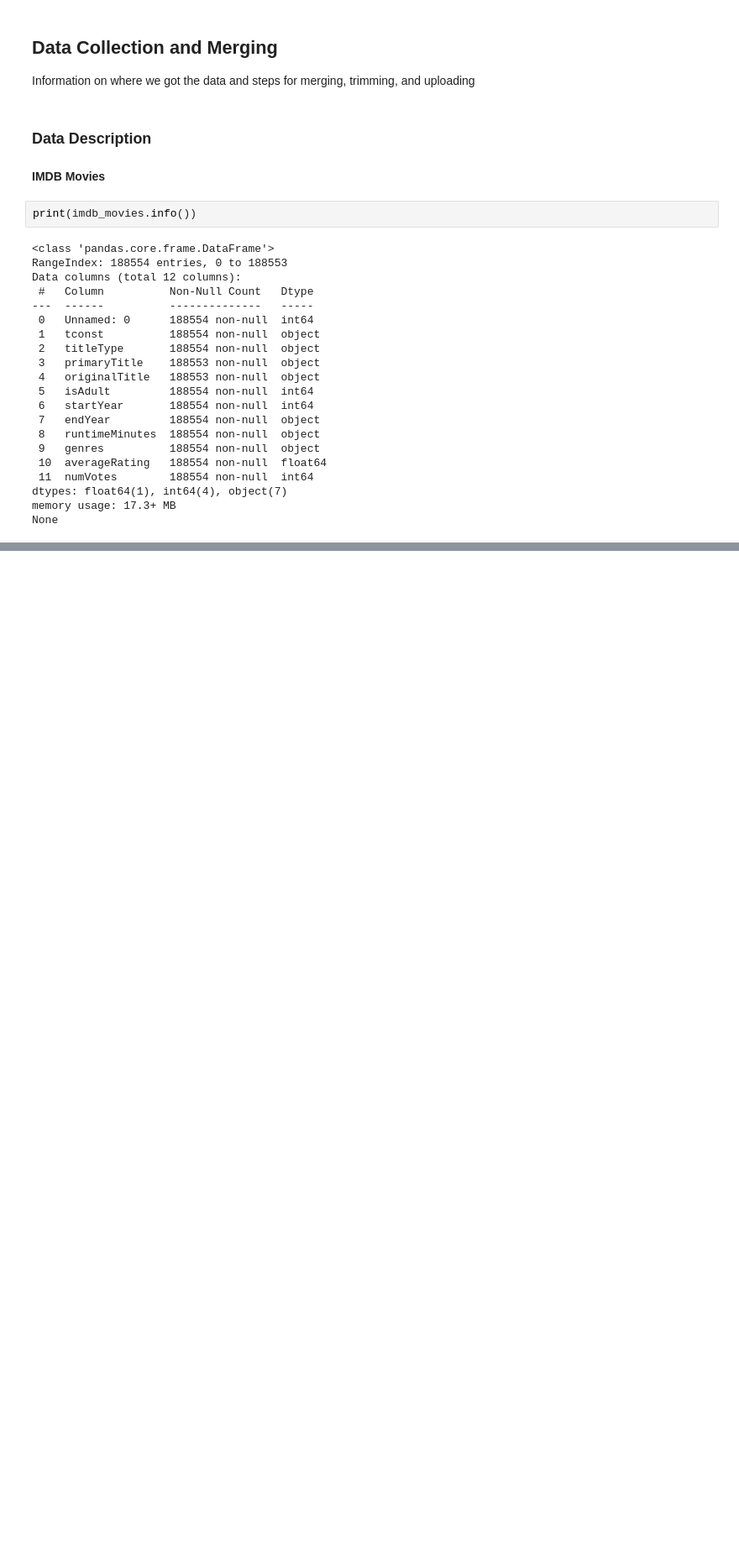
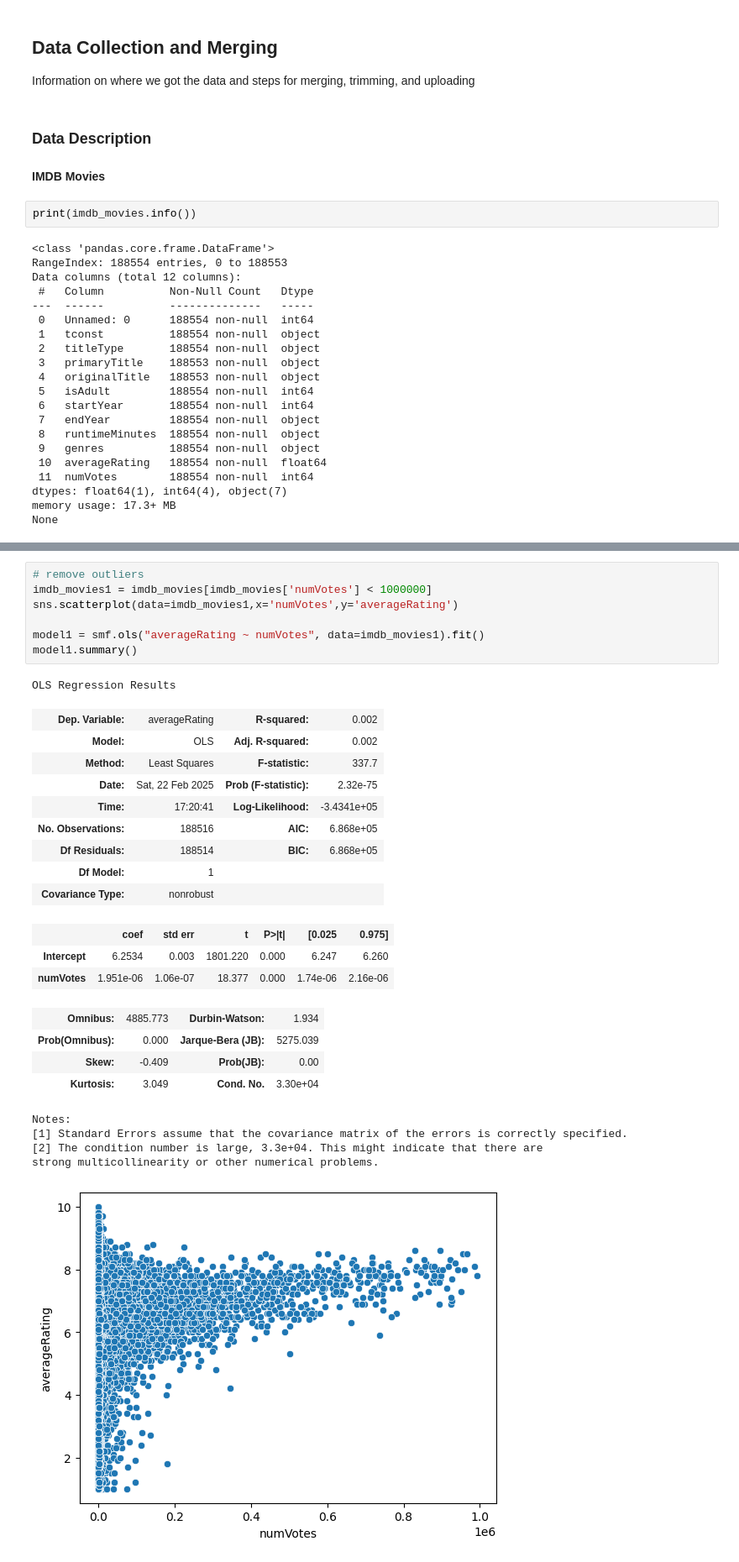
Before and after one commit to lundnm/Movie_Analysis, a Jupyter notebook: manipulation.ipynb, the cells around one changed output, grey strips where cells are left out. Shown at 84% size. Cells and saved outputs as stored; diff of their text form; blank space fills up the shorter version.

```diff
--- a/manipulation.ipynb
+++ b/manipulation.ipynb
@@ -40,0 +109,30 @@ None
+# %%
+# remove outliers
+imdb_movies1 = imdb_movies[imdb_movies['numVotes'] < 1000000]
+sns.scatterplot(data=imdb_movies1,x='numVotes',y='averageRating')
+
+model1 = smf.ols("averageRating ~ numVotes", data=imdb_movies1).fit()
+model1.summary()
+# %% [output]
+OLS Regression Results
+| Dep. Variable: | averageRating | R-squared: | 0.002 |
+| Model: | OLS | Adj. R-squared: | 0.002 |
+| Method: | Least Squares | F-statistic: | 337.7 |
+| Date: | Sat, 22 Feb 2025 | Prob (F-statistic): | 2.32e-75 |
+| Time: | 17:20:41 | Log-Likelihood: | -3.4341e+05 |
+| No. Observations: | 188516 | AIC: | 6.868e+05 |
+| Df Residuals: | 188514 | BIC: | 6.868e+05 |
+| Df Model: | 1 |  |  |
+| Covariance Type: | nonrobust |  |  |
+|  | coef | std err | t | P>|t| | [0.025 | 0.975] |
+| Intercept | 6.2534 | 0.003 | 1801.220 | 0.000 | 6.247 | 6.260 |
+| numVotes | 1.951e-06 | 1.06e-07 | 18.377 | 0.000 | 1.74e-06 | 2.16e-06 |
+| Omnibus: | 4885.773 | Durbin-Watson: | 1.934 |
+| Prob(Omnibus): | 0.000 | Jarque-Bera (JB): | 5275.039 |
+| Skew: | -0.409 | Prob(JB): | 0.00 |
+| Kurtosis: | 3.049 | Cond. No. | 3.30e+04 |
+Notes:
+[1] Standard Errors assume that the covariance matrix of the errors is correctly specified.
+[2] The condition number is large, 3.3e+04. This might indicate that there are
+strong multicollinearity or other numerical problems.
+[figure, added]
```
Also changed, not shown: parts of 11 cells of this notebook.
